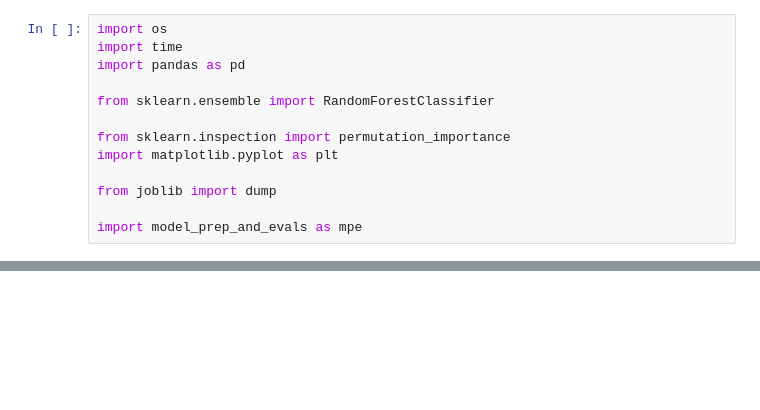
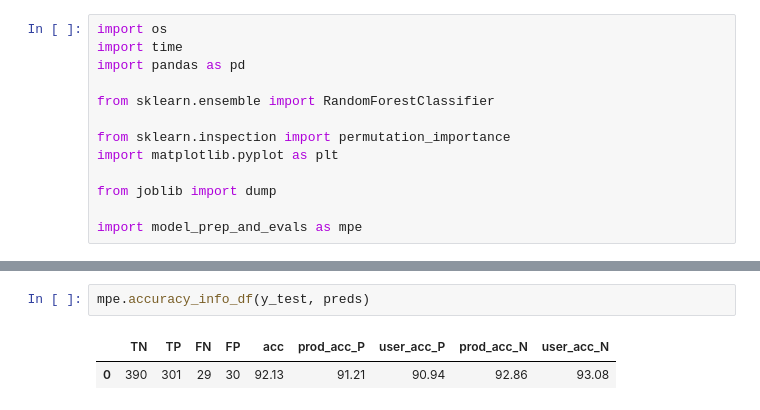
Before and after one commit to NCEAS/msai4earth-esa, a Jupyter notebook: iceplant_detection/window_size_experiments.ipynb, the cells around one changed output, grey strips where cells are left out. Drawn from its saved outputs; the diff is of its cells as text; blank space fills up the shorter version.

```diff
--- a/iceplant_detection/window_size_experiments.ipynb
+++ b/iceplant_detection/window_size_experiments.ipynb
@@ -120,0 +200,5 @@ R
+# %%
+mpe.accuracy_info_df(y_test, preds)
+# %% [output]
+|  | TN | TP | FN | FP | acc | prod_acc_P | user_acc_P | prod_acc_N | user_acc_N |
+| 0 | 390 | 301 | 29 | 30 | 92.13 | 91.21 | 90.94 | 92.86 | 93.08 |
```
Also changed, not shown: parts of 9 cells of this notebook.
